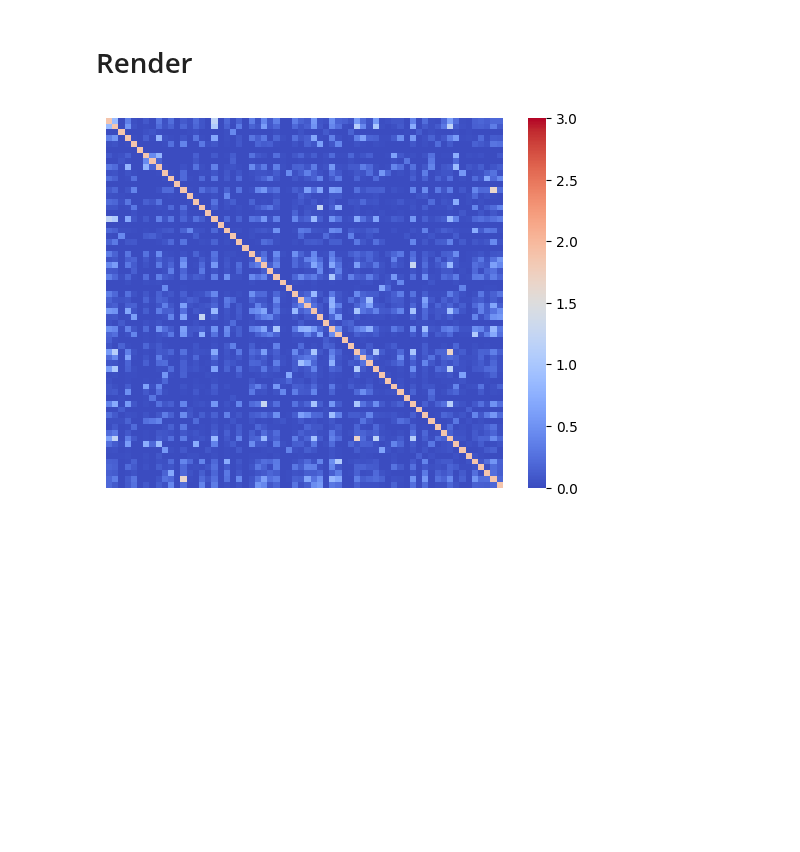
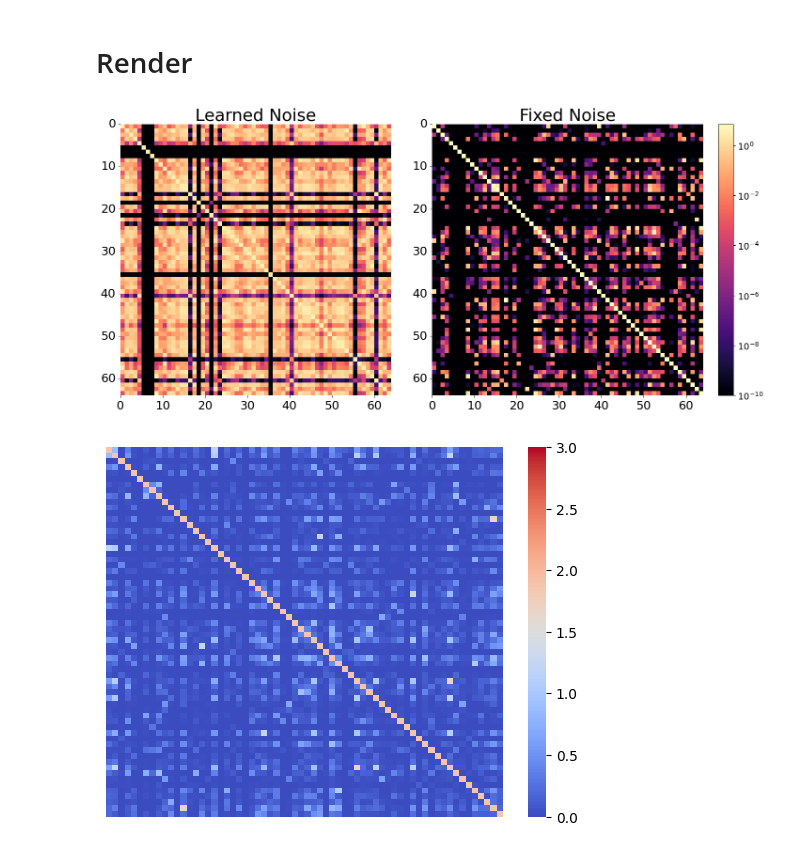
Before and after one commit to danehuang/softki, a Jupyter notebook: analysis/noise.ipynb, the cells around one changed output. Saved outputs shown, nothing was run; the diff lists cells and outputs as text; code cells hidden in the pictures; blank space fills up the shorter version.

Commit message:
added noise plotting lgscale

```diff
--- a/analysis/noise.ipynb
+++ b/analysis/noise.ipynb
@@ -320,7 +306,79 @@ K_zz_softgp_houseelectric_512_1024_0.001_6535_20:v1
 wandb:   1 of 1 files downloaded.
 ... (187 outputs left out)
+# %%
+dataset = "keggdirected"
+epoch = 49
+K_zz = np.load(f"noise/learned/K_zz_softgp_{dataset}_512_1024_0.001_6535_{epoch}:v1/K_zz.npy")
+K_zz1 = K_zz[0:64,0:64]
+
+
+dataset = "keggdirected"
+epoch = 49
+K_zz = np.load(f"noise/fixed/K_zz_softgp_{dataset}_512_1024_0.001_6535_{epoch}:v0/K_zz.npy")
+K_zz2 = K_zz[0:64,0:64]
 # %% [markdown]
 # Render
+# %%
+import seaborn as sns
+import numpy as np
+import matplotlib.pyplot as plt
+from matplotlib.colors import LogNorm
+
+def plot_two_kernel_heatmaps_with_shared_colorbar(kernel1, kernel2, log_scale=False, cmap='viridis',
+                                                  colorbar_shrink=0.76, title1=r"$K_{xx}$", title2=r"$\tilde{Q}_{xx}^z$"):
+    vmin = min(np.min(kernel1), np.min(kernel2))
+    vmax = max(np.max(kernel1), np.max(kernel2))
+
+    if log_scale:
+        vmin = max(vmin, 1e-10)
+
+    fig, (ax1, ax2) = plt.subplots(1, 2, figsize=(16, 8), gridspec_kw={'width_ratios': [1, 1], 'wspace': 0.15})
+
+    ax1.set_title(title1, fontsize=26)
+    if log_scale:
+        heatmap1 = sns.heatmap(kernel1, ax=ax1, cmap=cmap, cbar=False, norm=LogNorm(vmin=vmin, vmax=vmax))
+    else:
+        heatmap1 = sns.heatmap(kernel1, ax=ax1, cmap=cmap, cbar=False, vmin=vmin, vmax=vmax)
+
+    ax1.set_xticks(np.arange(0, kernel1.shape[1], 10))
+    ax1.set_yticks(np.arange(0, kernel1.shape[0], 10))
+    ax1.set_xticklabels(np.arange(0, kernel1.shape[1], 10), fontsize=18)
+    ax1.set_yticklabels(np.arange(0, kernel1.shape[0], 10), fontsize=18)
+    ax1.tick_params(axis='y', rotation=0)
+    ax1.set_aspect('equal')
+
+    ax2.set_title(title2, fontsize=26)
+    if log_scale:
+        heatmap2 = sns.heatmap(kernel2, ax=ax2, cmap=cmap, cbar=False, norm=LogNorm(vmin=vmin, vmax=vmax))
+    else:
+        heatmap2 = sns.heatmap(kernel2, ax=ax2, cmap=cmap, cbar=False, vmin=vmin, vmax=vmax)
+
+    ax2.set_xticks(np.arange(0, kernel2.shape[1], 10))
+    ax2.set_yticks(np.arange(0, kernel2.shape[0], 10))
+    ax2.set_xticklabels(np.arange(0, kernel2.shape[1], 10), fontsize=18)
+    ax2.set_yticklabels(np.arange(0, kernel2.shape[0], 10), fontsize=18)
+    ax2.tick_params(axis='y', rotation=0)
+    ax2.set_aspect('equal')
+
+    cbar_ax = fig.add_axes([0.92, ax1.get_position().y0, 0.02, ax1.get_position().height])
+    if log_scale:
+        norm = LogNorm(vmin=vmin, vmax=vmax)
+    else:
+        norm = plt.Normalize(vmin=vmin, vmax=vmax)
+
+    sm = plt.cm.ScalarMappable(cmap=cmap, norm=norm)
+    sm.set_array([])
+
+    colorbar = fig.colorbar(sm, cax=cbar_ax, shrink=colorbar_shrink)
+    colorbar.ax.tick_params(labelsize=14)
+
+    plt.tight_layout(rect=[0, 0, 0.9, 1])
+    plt.show()
+
+# Example usage with K_zz1 and K_zz2
+plot_two_kernel_heatmaps_with_shared_colorbar(K_zz1+1e-16, K_zz2+1e-16, log_scale=True, title1="Learned Noise", title2="Fixed Noise", cmap="magma")
+# %% [output]
+[figure, added]
 # %%
 dataset = "elevators"
 epoch = 49
```
Also changed, not shown: parts of 7 cells of this notebook.
